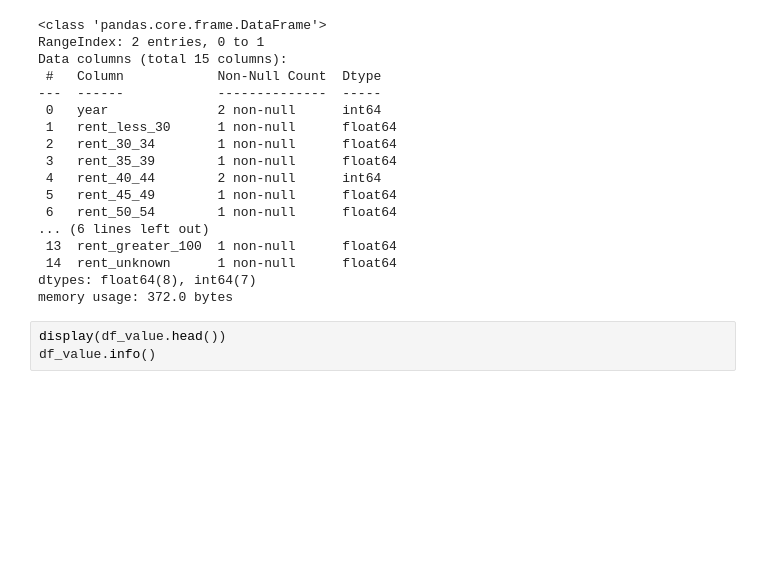
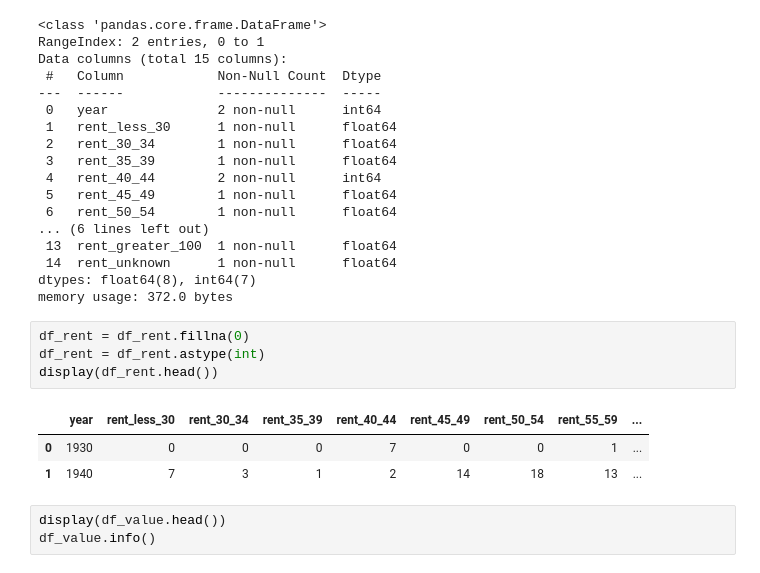
Before and after one commit to LDeYoung17/jackson-heights-analysis, a Jupyter notebook: notebooks/EDA.ipynb, the cells around one changed output. Drawn from its saved outputs; the diff is of its cells as text; blank space fills up the shorter version.

```diff
--- a/notebooks/EDA.ipynb
+++ b/notebooks/EDA.ipynb
@@ -62,6 +62,14 @@ Data columns (total 15 columns):
  14  rent_unknown      1 non-null      float64
 dtypes: float64(8), int64(7)
 memory usage: 372.0 bytes
+# %%
+df_rent = df_rent.fillna(0)
+df_rent = df_rent.astype(int)
+display(df_rent.head())
+# %% [output]
+|  | year | rent_less_30 | rent_30_34 | rent_35_39 | rent_40_44 | rent_45_49 | rent_50_54 | rent_55_59 | ... |
+| 0 | 1930 | 0 | 0 | 0 | 7 | 0 | 0 | 1 | ... |
+| 1 | 1940 | 7 | 3 | 1 | 2 | 14 | 18 | 13 | ... |
 # %%
 display(df_value.head())
 df_value.info()
```
Also changed, not shown: parts of 6 cells of this notebook.
